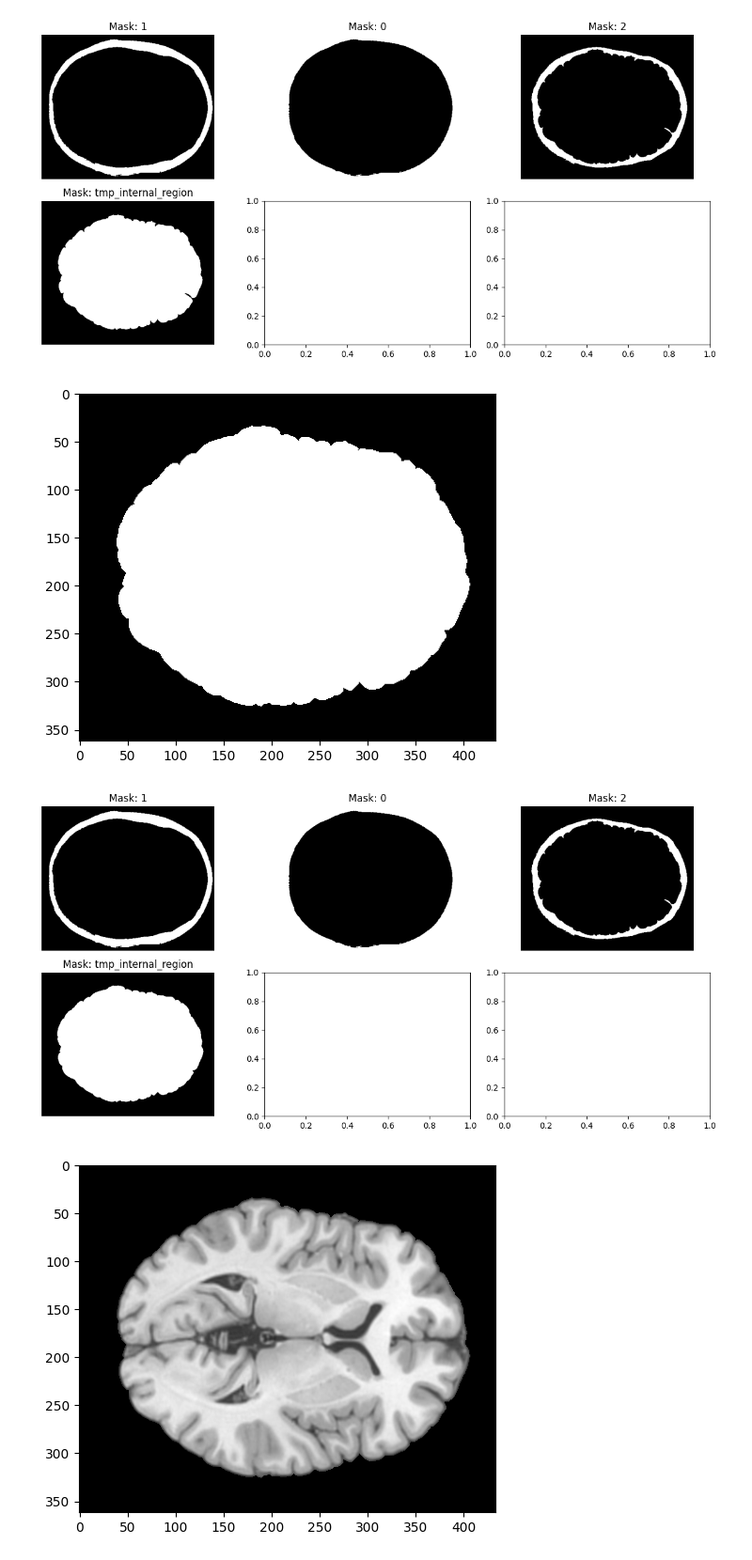
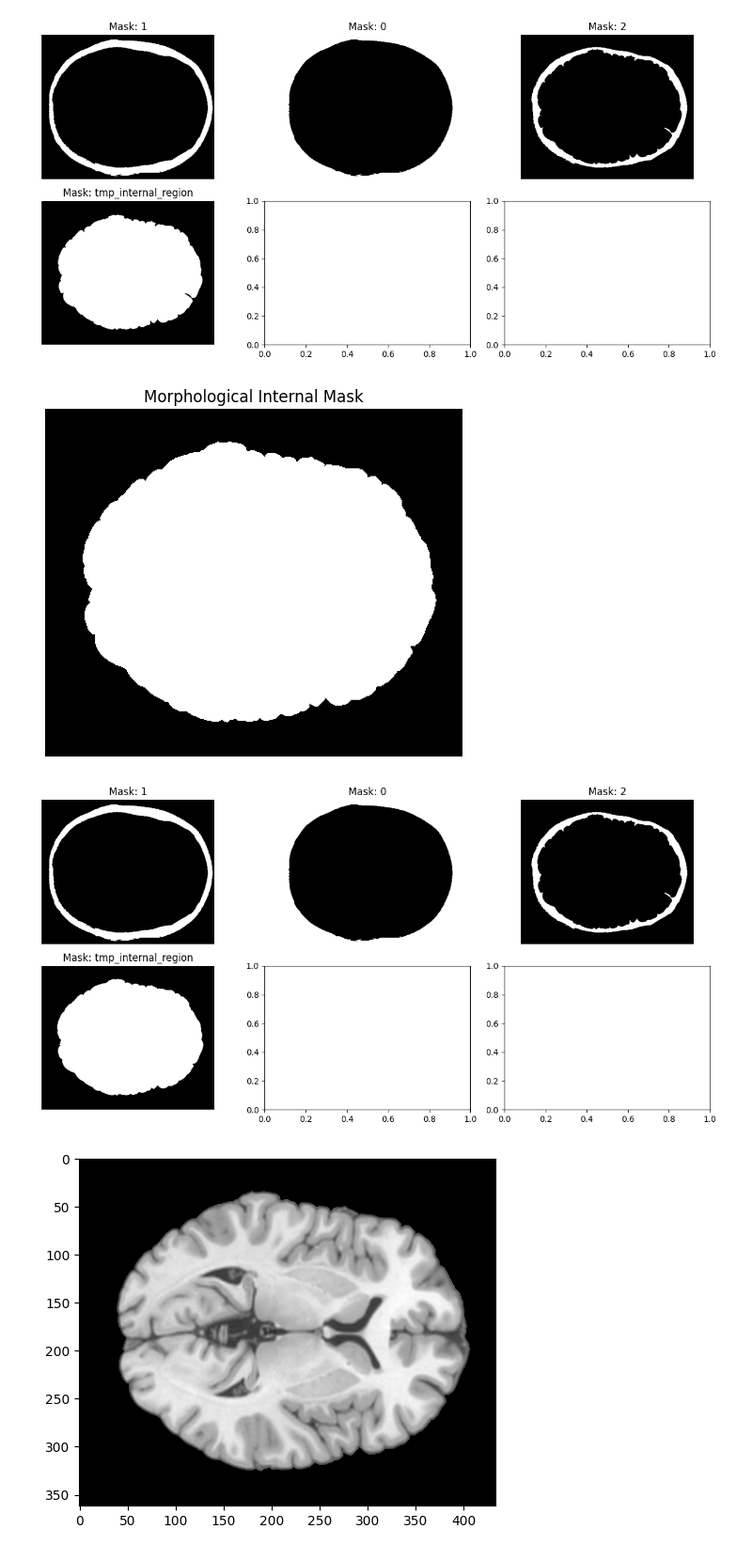
Before and after one commit to ZosoV/mri_segmentation, a Jupyter notebook: experiment_04.ipynb, the cells around one changed output. Shown at 94% size. Cells and saved outputs as stored; diff of their text form; code cells hidden in the pictures.

```diff
--- a/experiment_04.ipynb
+++ b/experiment_04.ipynb
@@ -182,23 +185,25 @@ utils.plot_masks(temporal_masks, rows=2, cols=3)
 # %%
 # Apply binary opening to the binary image
 binary = binary_closing(temporal_masks["tmp_internal_region"], disk(2))
 
 # Fill holes in the binary image
 binary = ndimage.binary_fill_holes(binary)
 
 # Dilate the binary image
 binary = ndimage.binary_dilation(binary, disk(2))
 
 # Plot the binary image
 plt.imshow(binary, cmap='gray')
+plt.title('Morphological Internal Mask')
+plt.axis('off')
 plt.show()
 
 temporal_masks["tmp_internal_region"] = binary
 
 # Plot temporal masks
 utils.plot_masks(temporal_masks, rows=2, cols=3)
 # %% [output]
-[figure, old version]
+[figure, new version]
 [figure]
 # %%
 # Apply the tmp_internal_region to the reference image
```
Also changed, not shown: parts of 1 cell of this notebook, 8 other files.
